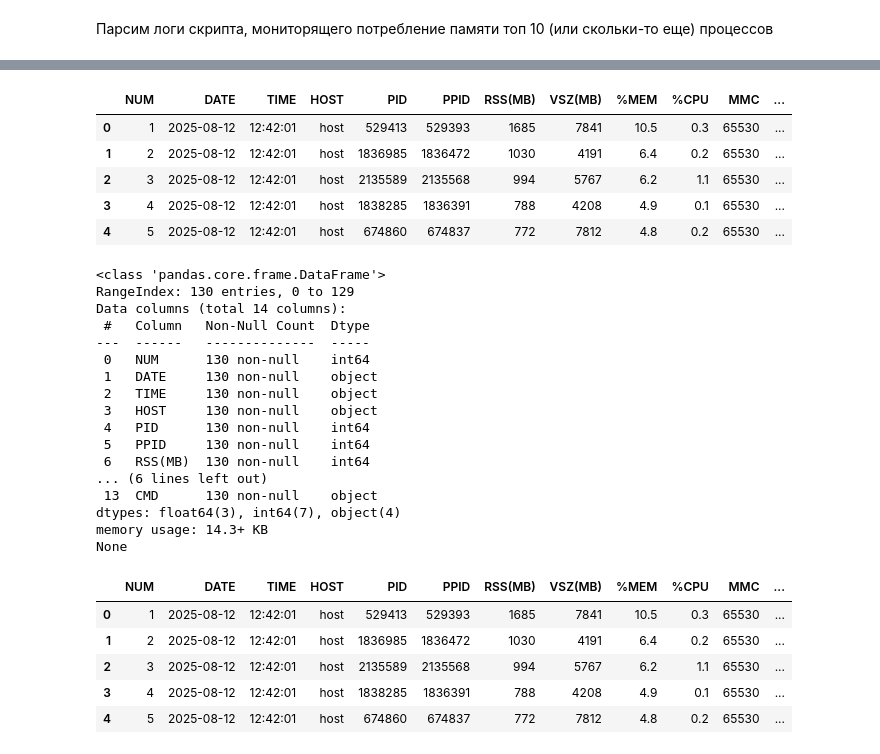
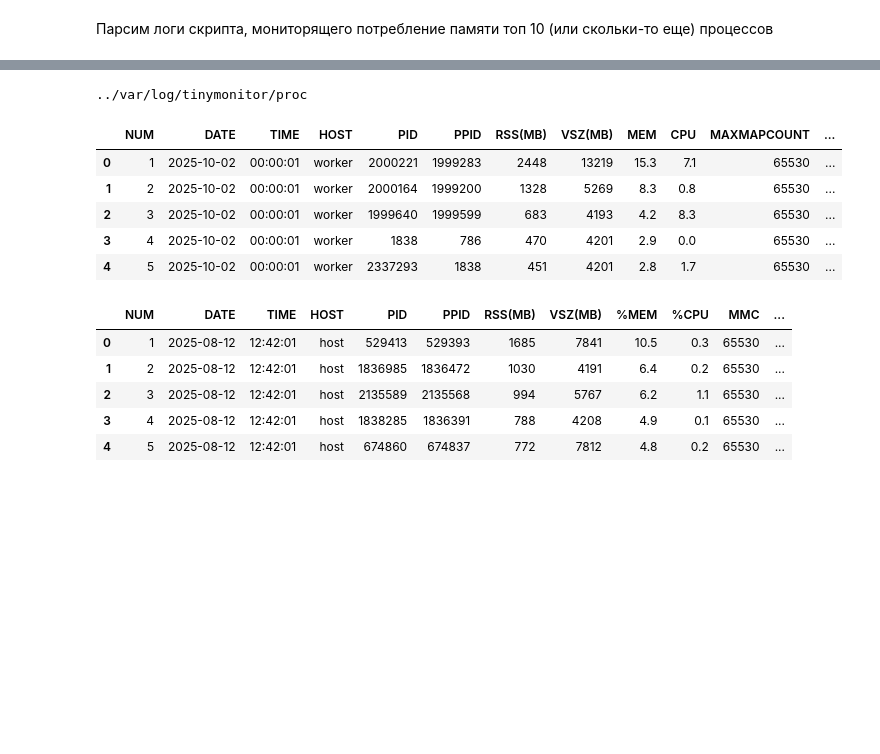
Before and after one commit to ihavelapki/tiny-monitor, a Jupyter notebook: analysis/tinymonitorplot.ipynb, the cells around one changed output, grey strips where cells are left out. Drawn from its saved outputs; the diff is of its cells as text; code cells hidden in the pictures; blank space fills up the shorter version.

```diff
--- a/analysis/tinymonitorplot.ipynb
+++ b/analysis/tinymonitorplot.ipynb
@@ -24,31 +11,19 @@ if envfilepath is None:
+# %%
+logdir='../var/log/tinymonitor/proc'
+print(logdir)
+# %% [output]
+../var/log/tinymonitor/proc
 # %%
-df = pd.read_csv('../var/log/2025-08-12_host_tinymonitor.csv', sep='|')
+df = pd.read_csv(os.path.join(logdir,'2025-10-02_worker_tinymonitor.csv'), sep='|')
 display(df.head())
-print(df.info())
+# print(df.info())
 # %% [output]
-|  | NUM | DATE | TIME | HOST | PID | PPID | RSS(MB) | VSZ(MB) | %MEM | %CPU | MMC | ... |
-| 0 | 1 | 2025-08-12 | 12:42:01 | host | 529413 | 529393 | 1685 | 7841 | 10.5 | 0.3 | 65530 | ... |
-| 1 | 2 | 2025-08-12 | 12:42:01 | host | 1836985 | 1836472 | 1030 | 4191 | 6.4 | 0.2 | 65530 | ... |
-| 2 | 3 | 2025-08-12 | 12:42:01 | host | 2135589 | 2135568 | 994 | 5767 | 6.2 | 1.1 | 65530 | ... |
-| 3 | 4 | 2025-08-12 | 12:42:01 | host | 1838285 | 1836391 | 788 | 4208 | 4.9 | 0.1 | 65530 | ... |
-| 4 | 5 | 2025-08-12 | 12:42:01 | host | 674860 | 674837 | 772 | 7812 | 4.8 | 0.2 | 65530 | ... |
+|  | NUM | DATE | TIME | HOST | PID | PPID | RSS(MB) | VSZ(MB) | MEM | CPU | MAXMAPCOUNT | ... |
+| 0 | 1 | 2025-10-02 | 00:00:01 | worker | 2000221 | 1999283 | 2448 | 13219 | 15.3 | 7.1 | 65530 | ... |
+| 1 | 2 | 2025-10-02 | 00:00:01 | worker | 2000164 | 1999200 | 1328 | 5269 | 8.3 | 0.8 | 65530 | ... |
+| 2 | 3 | 2025-10-02 | 00:00:01 | worker | 1999640 | 1999599 | 683 | 4193 | 4.2 | 8.3 | 65530 | ... |
+| 3 | 4 | 2025-10-02 | 00:00:01 | worker | 1838 | 786 | 470 | 4201 | 2.9 | 0.0 | 65530 | ... |
+| 4 | 5 | 2025-10-02 | 00:00:01 | worker | 2337293 | 1838 | 451 | 4201 | 2.8 | 1.7 | 65530 | ... |
-<class 'pandas.core.frame.DataFrame'>
-RangeIndex: 130 entries, 0 to 129
-Data columns (total 14 columns):
- #   Column   Non-Null Count  Dtype
----  ------   --------------  -----
- 0   NUM      130 non-null    int64
- 1   DATE     130 non-null    object
- 2   TIME     130 non-null    object
- 3   HOST     130 non-null    object
- 4   PID      130 non-null    int64
- 5   PPID     130 non-null    int64
- 6   RSS(MB)  130 non-null    int64
-... (6 lines left out)
- 13  CMD      130 non-null    object
-dtypes: float64(3), int64(7), object(4)
-memory usage: 14.3+ KB
-None
 # %%
 df2 = df.copy()
 df2['datetime'] = (df['DATE'] + ' ' + df['TIME']).astype('datetime64')
```
Also changed, not shown: parts of 4 cells of this notebook.
